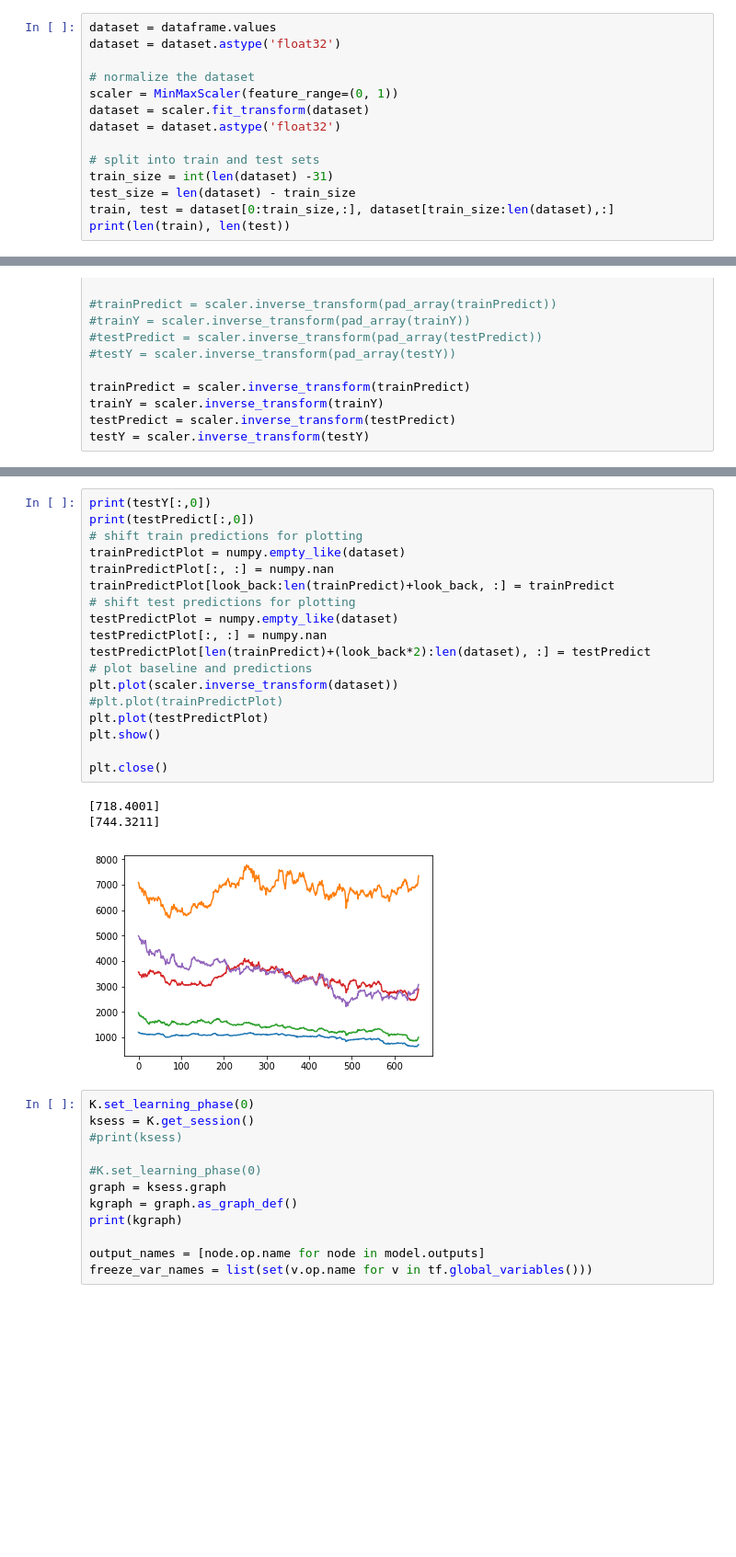
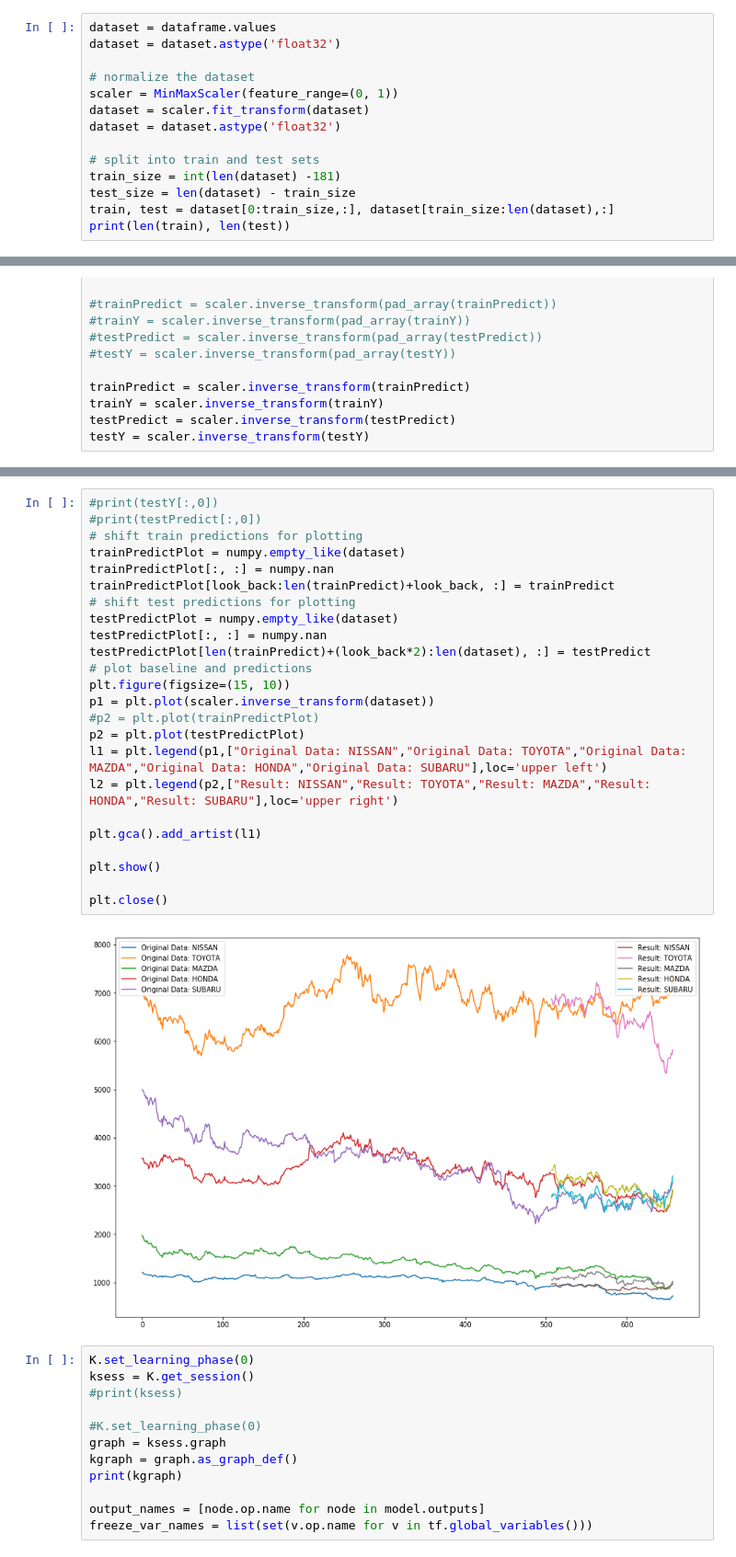
Before and after one commit to scpepper69/ml-learning-materials, a Jupyter notebook: TensorFlow_Keras_LSTM_01_draft.ipynb, the cells around one changed output, grey strips where cells are left out. Shown at 92% size. Saved outputs shown, nothing was run; the diff lists cells and outputs as text; blank space fills up the shorter version.

```diff
--- a/TensorFlow_Keras_LSTM_01_draft.ipynb
+++ b/TensorFlow_Keras_LSTM_01_draft.ipynb
@@ -65,7 +89,7 @@ dataset = scaler.fit_transform(dataset)
 dataset = dataset.astype('float32')
 
 # split into train and test sets
-train_size = int(len(dataset) -31)
+train_size = int(len(dataset) -181)
 test_size = len(dataset) - train_size
 train, test = dataset[0:train_size,:], dataset[train_size:len(dataset),:]
 print(len(train), len(test))
@@ -182,25 +196,29 @@ Test Score: 25.92 RMSE
 # %%
-print(testY[:,0])
-print(testPredict[:,0])
+#print(testY[:,0])
+#print(testPredict[:,0])
 # shift train predictions for plotting
 trainPredictPlot = numpy.empty_like(dataset)
 trainPredictPlot[:, :] = numpy.nan
 trainPredictPlot[look_back:len(trainPredict)+look_back, :] = trainPredict
 # shift test predictions for plotting
 testPredictPlot = numpy.empty_like(dataset)
 testPredictPlot[:, :] = numpy.nan
 testPredictPlot[len(trainPredict)+(look_back*2):len(dataset), :] = testPredict
 # plot baseline and predictions
-plt.plot(scaler.inverse_transform(dataset))
-#plt.plot(trainPredictPlot)
-plt.plot(testPredictPlot)
+plt.figure(figsize=(15, 10))
+p1 = plt.plot(scaler.inverse_transform(dataset))
+#p2 = plt.plot(trainPredictPlot)
+p2 = plt.plot(testPredictPlot)
+l1 = plt.legend(p1,["Original Data: NISSAN","Original Data: TOYOTA","Original Data: MAZDA","Original Data: HONDA","Original Data: SUBARU"],loc='upper left')
+l2 = plt.legend(p2,["Result: NISSAN","Result: TOYOTA","Result: MAZDA","Result: HONDA","Result: SUBARU"],loc='upper right')
+
+plt.gca().add_artist(l1)
+
 plt.show()
 
 plt.close()
 # %% [output]
-[718.4001]
-[744.3211]
-[figure, old version]
+[figure, new version]
 # %%
 K.set_learning_phase(0)
 ksess = K.get_session()
```
Also changed, not shown: parts of 10 cells of this notebook.
